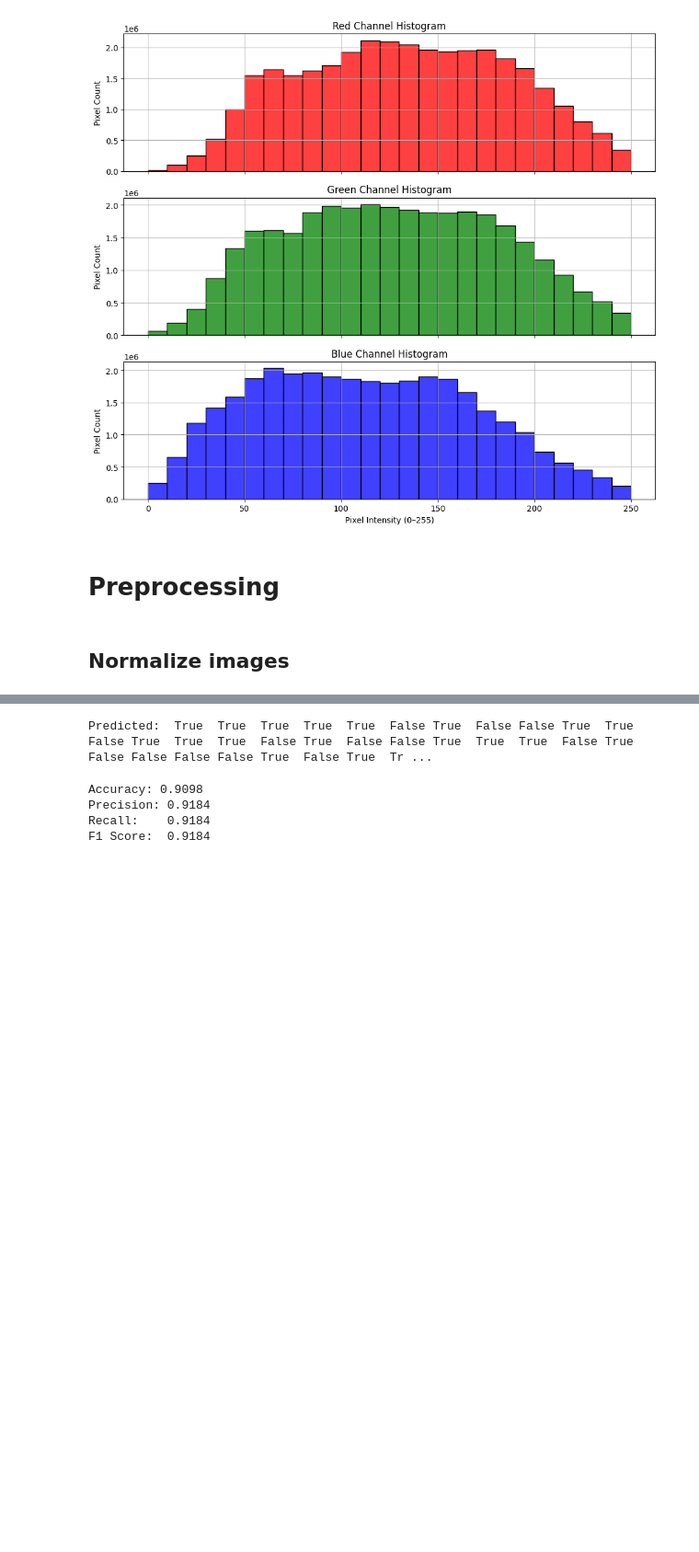
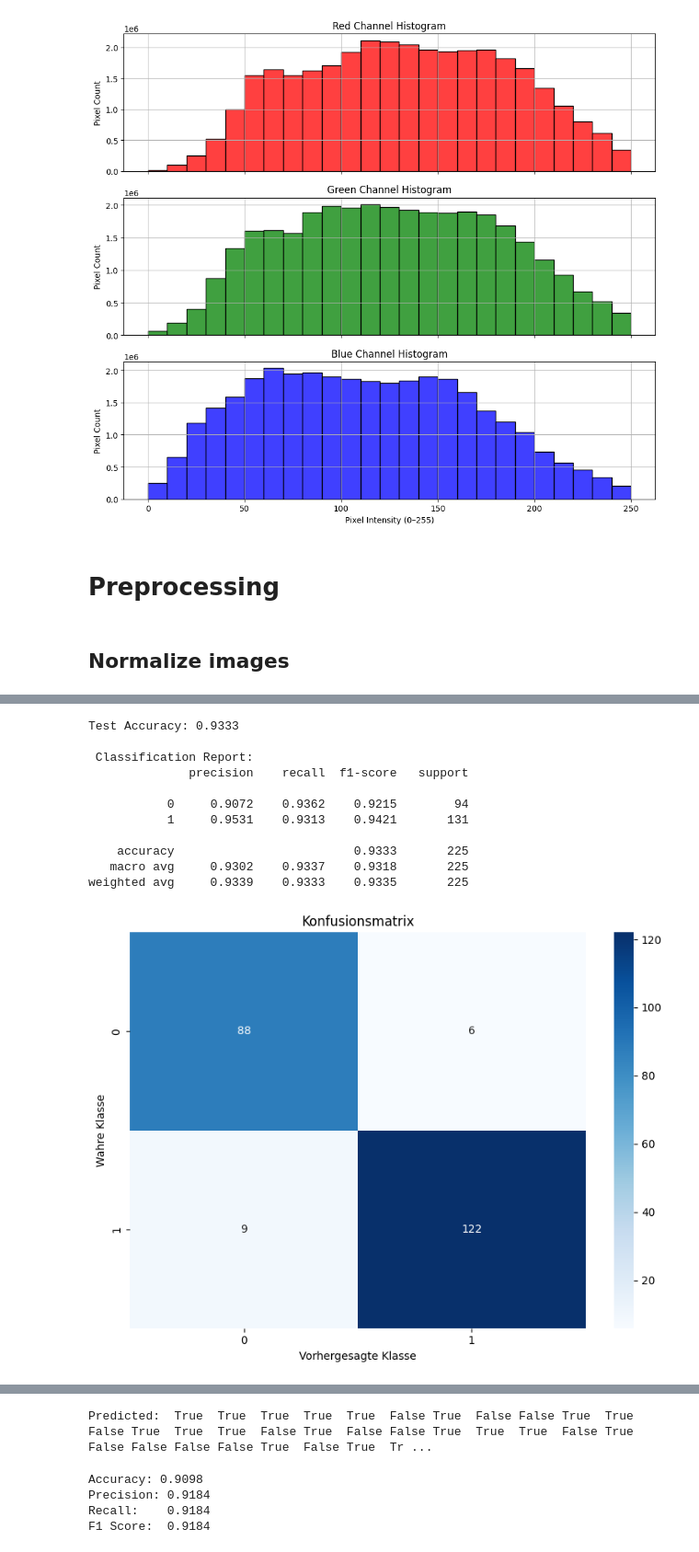
Before and after one commit to janikWa/Pitting_Detection, a Jupyter notebook: notebooks/own_cnn.ipynb, the cells around one changed output, grey strips where cells are left out. Shown at 92% size. Drawn from its saved outputs; the diff is of its cells as text; code cells hidden in the pictures; blank space fills up the shorter version.

```diff
--- a/notebooks/own_cnn.ipynb
+++ b/notebooks/own_cnn.ipynb
@@ -328,0 +487,15 @@ GroundTruth:  True  False True  True  True  False True  False True  True  True
+# %%
+test_model(medium_model, test_loader_medium)
+# %% [output]
+Test Accuracy: 0.9333
+
+ Classification Report:
+              precision    recall  f1-score   support
+
+           0     0.9072    0.9362    0.9215        94
+           1     0.9531    0.9313    0.9421       131
+
+    accuracy                         0.9333       225
+   macro avg     0.9302    0.9337    0.9318       225
+weighted avg     0.9339    0.9333    0.9335       225
+[figure, added]
```
Also changed, not shown: parts of 31 cells of this notebook, 4 other files.
